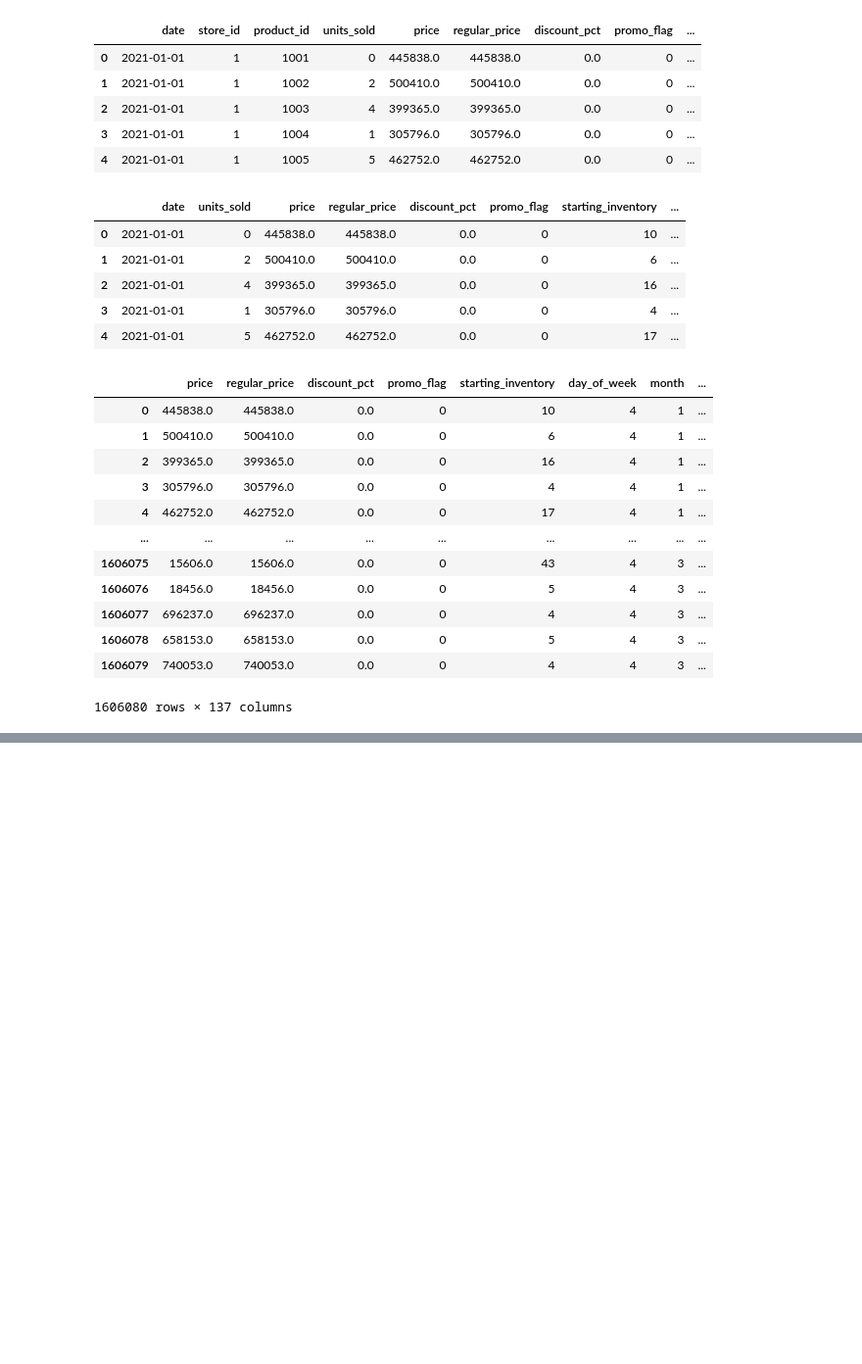
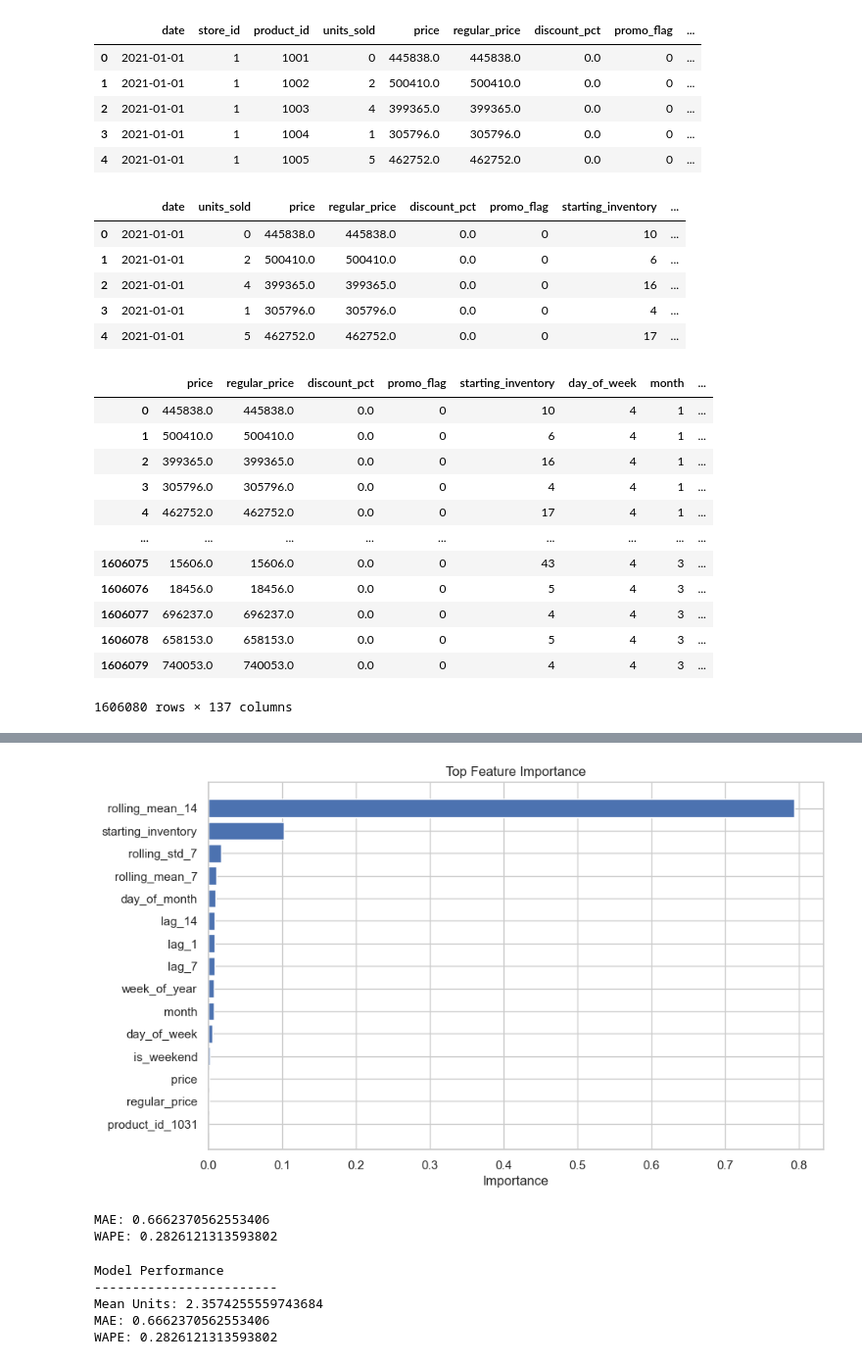
Before and after one commit to SunnyX-AI/ai-powered-sales-forecasting, a Jupyter notebook: notebooks/00_experiments.ipynb, the cells around one changed output, grey strips where cells are left out. Shown at 98% size. Drawn from its saved outputs; the diff is of its cells as text; code cells hidden in the pictures; blank space fills up the shorter version.

```diff
--- a/notebooks/00_experiments.ipynb
+++ b/notebooks/00_experiments.ipynb
@@ -763,0 +1010,2 @@ print("MAE:", mae)
+# %%
+df_v2 = df_v2.sort_values(["store_id", "product_id", "date"]).copy()
@@ -763,0 +1098,7 @@ print("MAE:", mae)
+# %%
+feature_importance = pd.DataFrame({
+    "feature": X_train.columns,
+    "importance": model_v2.feature_importances_
+}).sort_values(by="importance", ascending=False)
+
+print(feature_importance.head(15))
@@ -763,0 +1122,15 @@ print("MAE:", mae)
+# %%
+import matplotlib.pyplot as plt
+
+
+
+fi = feature_importance.head(15)
+
+plt.figure(figsize=(10, 6))
+plt.barh(fi["feature"], fi["importance"])
+plt.gca().invert_yaxis()
+plt.title("Top Feature Importance")
+plt.xlabel("Importance")
+plt.show()
+# %% [output]
+[figure, added]
@@ -763,0 +1153,49 @@ print("MAE:", mae)
+# %%
+from sklearn.metrics import mean_absolute_error
+import numpy as np
+
+mae = mean_absolute_error(y_test, y_pred)
+wape = np.sum(np.abs(y_test - y_pred)) / np.sum(y_test)
+
+print("MAE:", mae)
+print("WAPE:", wape)
+# %% [output]
+MAE: 0.6662370562553406
+WAPE: 0.2826121313593802
+# %%
+from xgboost import XGBRegressor
+from sklearn.metrics import mean_absolute_error
+import numpy as np
+
+model_v3 = XGBRegressor(
+    n_estimators=300,
+    learning_rate=0.05,
+    max_depth=6,
+    subsample=0.8,
+    colsample_bytree=0.8,
+    random_state=42,
+    n_jobs=-1
+)
+
+model_v3.fit(X_train, y_train)
+
+y_pred = model_v3.predict(X_test)
+
+# -----------------------------
+# Evaluation
+# -----------------------------
+mae = mean_absolute_error(y_test, y_pred)
+
+wape = np.sum(np.abs(y_test - y_pred)) / np.sum(y_test)
+
+print("Model Performance")
+print("------------------------")
+print("Mean Units:", y_test.mean())
+print("MAE:", mae)
+print("WAPE:", wape)
+# %% [output]
+Model Performance
+------------------------
+Mean Units: 2.3574255559743684
+MAE: 0.6662370562553406
+WAPE: 0.2826121313593802
```
Also changed, not shown: parts of 32 cells of this notebook, 6 other files.
